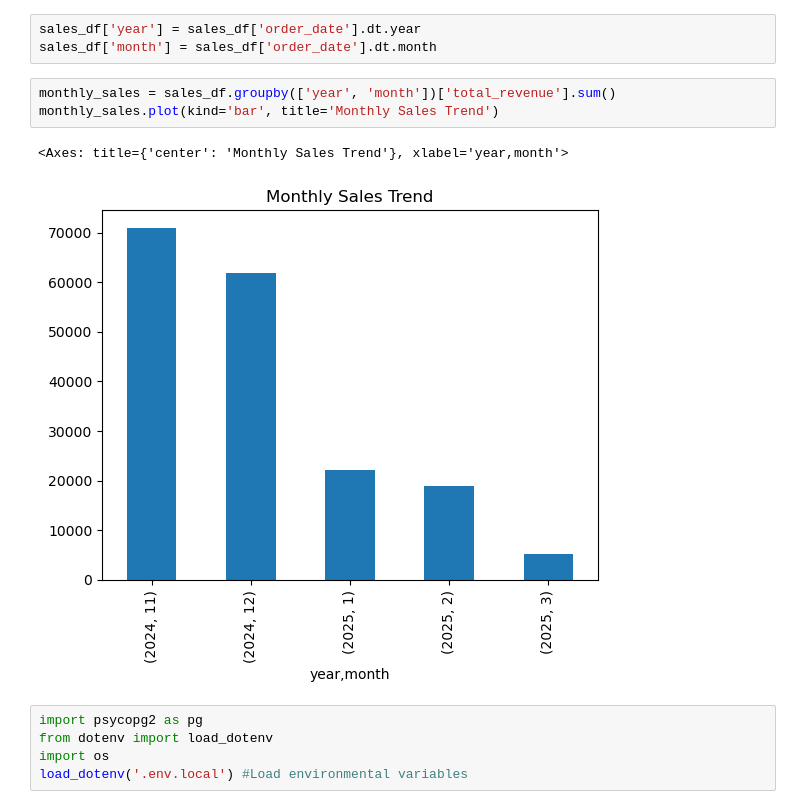
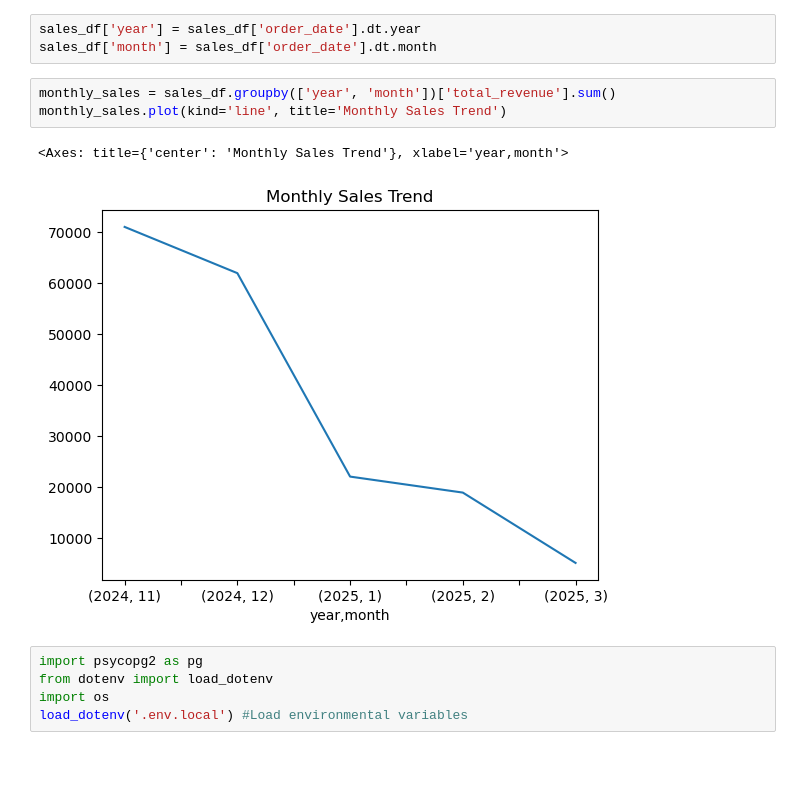
Before and after one commit to marzukentsie/shopease, a Jupyter notebook: file_to_submit.ipynb, the cells around one changed output. Saved outputs shown, nothing was run; the diff lists cells and outputs as text; blank space fills up the shorter version.

```diff
--- a/file_to_submit.ipynb
+++ b/file_to_submit.ipynb
@@ -25,10 +25,10 @@ sales_df['year'] = sales_df['order_date'].dt.year
 sales_df['month'] = sales_df['order_date'].dt.month
 # %%
 monthly_sales = sales_df.groupby(['year', 'month'])['total_revenue'].sum()
-monthly_sales.plot(kind='bar', title='Monthly Sales Trend')
+monthly_sales.plot(kind='line', title='Monthly Sales Trend')
 # %% [output]
 <Axes: title={'center': 'Monthly Sales Trend'}, xlabel='year,month'>
-[figure, old version]
+[figure, new version]
 # %%
 import psycopg2 as pg
 from dotenv import load_dotenv
```
Also changed, not shown: 2 other files.
